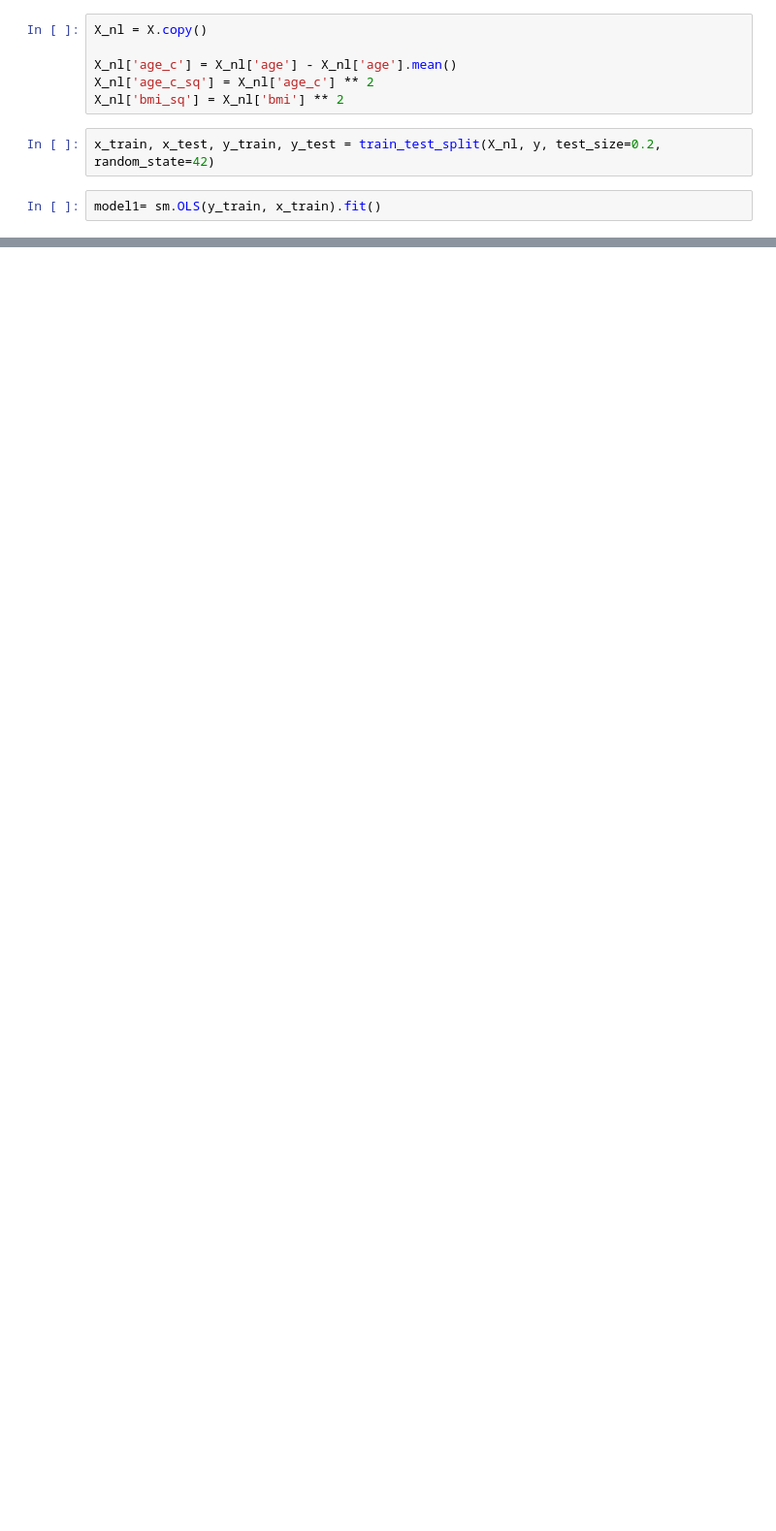
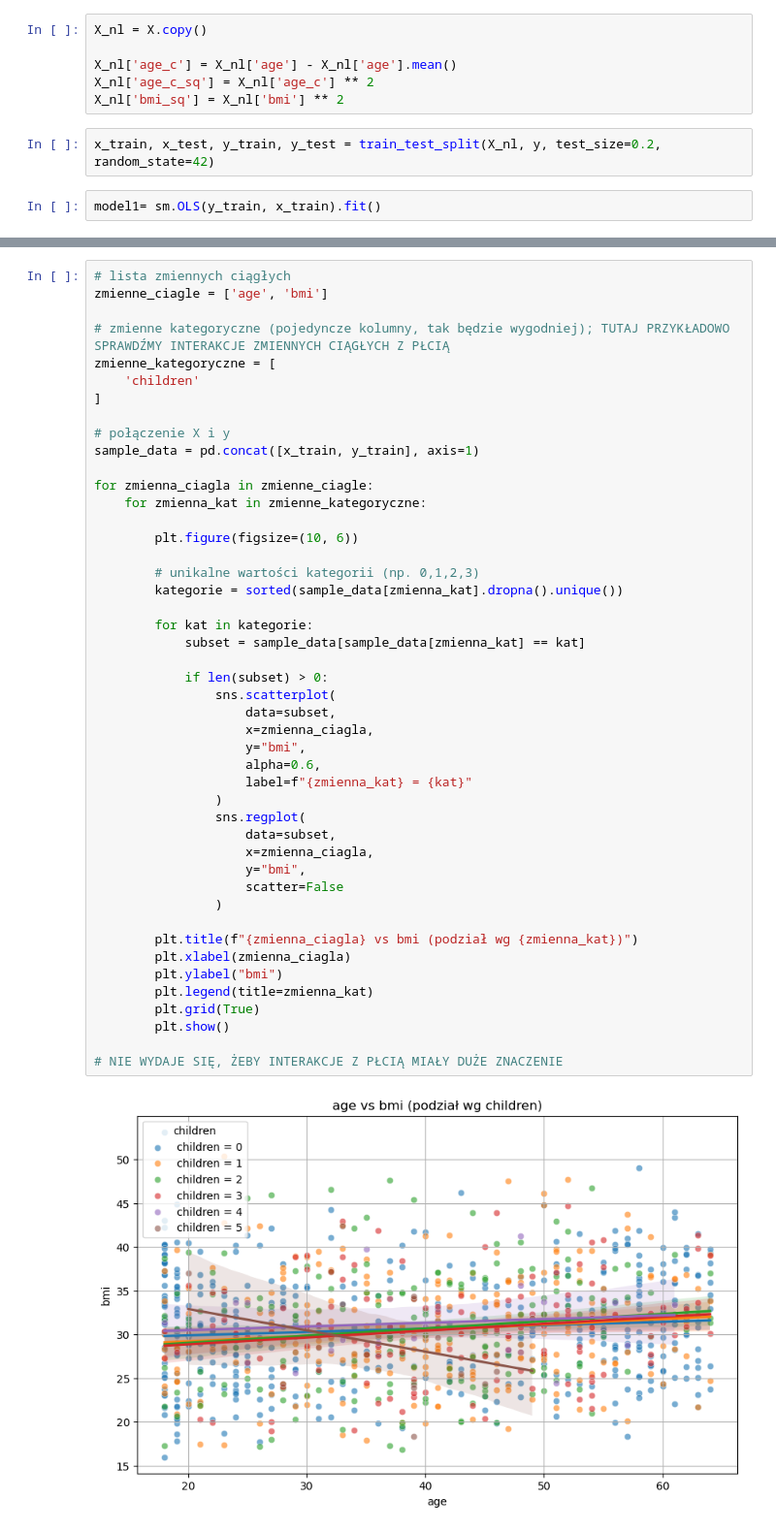
Before and after one commit to lukaszpochmara/linear-regression-statsmodels, a Jupyter notebook: insurance.ipynb, the cells around one changed output, grey strips where cells are left out. Shown at 97% size. Drawn from its saved outputs; the diff is of its cells as text; blank space fills up the shorter version.

```diff
--- a/insurance.ipynb
+++ b/insurance.ipynb
@@ -233,0 +268,48 @@ Notes:
+# %%
+# lista zmiennych ciągłych
+zmienne_ciagle = ['age', 'bmi']
+
+# zmienne kategoryczne (pojedyncze kolumny, tak będzie wygodniej); TUTAJ PRZYKŁADOWO SPRAWDŹMY INTERAKCJE ZMIENNYCH CIĄGŁYCH Z PŁCIĄ
+zmienne_kategoryczne = [
+    'children'
+]
+
+# połączenie X i y
+sample_data = pd.concat([x_train, y_train], axis=1)
+
+for zmienna_ciagla in zmienne_ciagle:
+    for zmienna_kat in zmienne_kategoryczne:
+
+        plt.figure(figsize=(10, 6))
+
+        # unikalne wartości kategorii (np. 0,1,2,3)
+        kategorie = sorted(sample_data[zmienna_kat].dropna().unique())
+
+        for kat in kategorie:
+            subset = sample_data[sample_data[zmienna_kat] == kat]
+
+            if len(subset) > 0:
+                sns.scatterplot(
+                    data=subset,
+                    x=zmienna_ciagla,
+                    y="bmi",
+                    alpha=0.6,
+                    label=f"{zmienna_kat} = {kat}"
+                )
+                sns.regplot(
+                    data=subset,
+                    x=zmienna_ciagla,
+                    y="bmi",
+                    scatter=False
+                )
+
+        plt.title(f"{zmienna_ciagla} vs bmi (podział wg {zmienna_kat})")
+        plt.xlabel(zmienna_ciagla)
+        plt.ylabel("bmi")
+        plt.legend(title=zmienna_kat)
+        plt.grid(True)
+        plt.show()
+
+# NIE WYDAJE SIĘ, ŻEBY INTERAKCJE Z PŁCIĄ MIAŁY DUŻE ZNACZENIE
+# %% [output]
+[figure, added]
```
Also changed, not shown: parts of 13 cells of this notebook, 14 other files.
